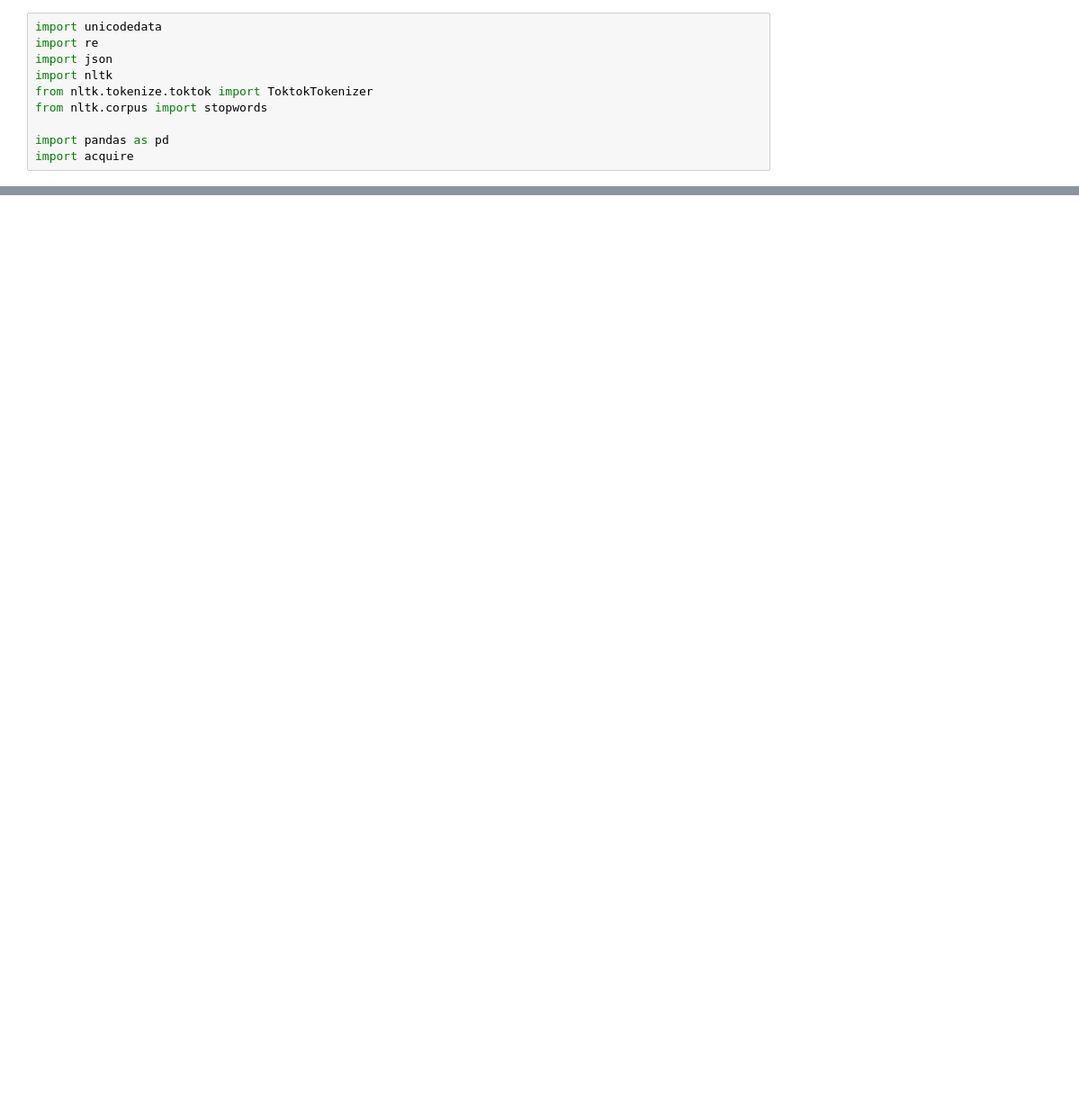
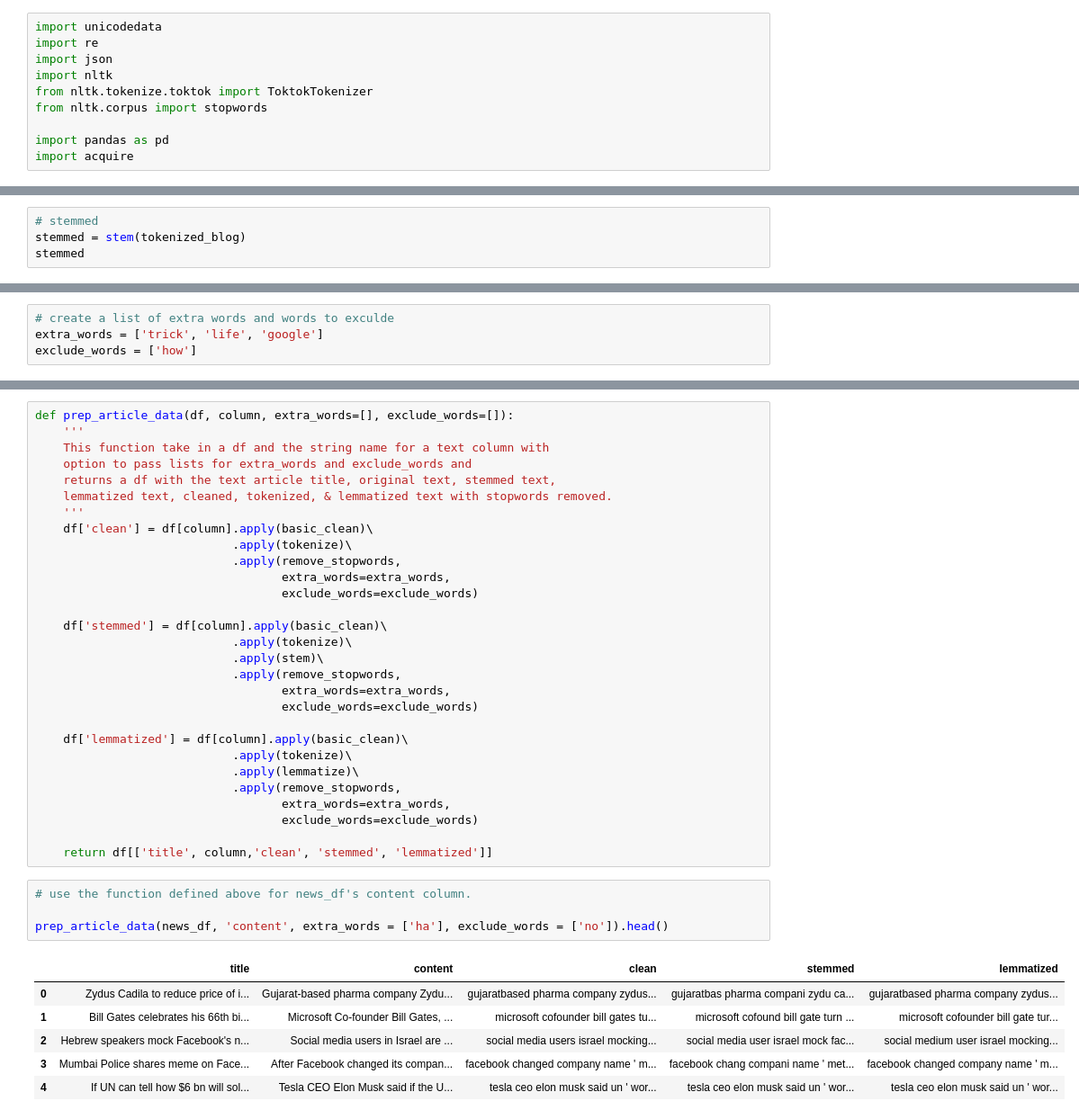
Before and after one commit to randyfrench/natural-language-processing-exercises, a Jupyter notebook: nlp_data_preparation_exercises.ipynb, the cells around one changed output, grey strips where cells are left out. Shown: that part at 90% size. Saved outputs shown, nothing was run; the diff lists cells and outputs as text; blank space fills up the shorter version.

```diff
--- a/nlp_data_preparation_exercises.ipynb
+++ b/nlp_data_preparation_exercises.ipynb
@@ -32,0 +119,4 @@ df
+# %%
+# stemmed
+stemmed = stem(tokenized_blog)
+stemmed
@@ -32,0 +198,4 @@ df
+# %%
+# create a list of extra words and words to exculde
+extra_words = ['trick', 'life', 'google']
+exclude_words = ['how']
@@ -32,0 +257,40 @@ df
+# %%
+def prep_article_data(df, column, extra_words=[], exclude_words=[]):
+    '''
+    This function take in a df and the string name for a text column with
+    option to pass lists for extra_words and exclude_words and
+    returns a df with the text article title, original text, stemmed text,
+    lemmatized text, cleaned, tokenized, & lemmatized text with stopwords removed.
+    '''
+    df['clean'] = df[column].apply(basic_clean)\
+                            .apply(tokenize)\
+                            .apply(remove_stopwords,
+                                   extra_words=extra_words,
+                                   exclude_words=exclude_words)
+
+    df['stemmed'] = df[column].apply(basic_clean)\
+                            .apply(tokenize)\
+                            .apply(stem)\
+                            .apply(remove_stopwords,
+                                   extra_words=extra_words,
+                                   exclude_words=exclude_words)
+
+    df['lemmatized'] = df[column].apply(basic_clean)\
+                            .apply(tokenize)\
+                            .apply(lemmatize)\
+                            .apply(remove_stopwords,
+                                   extra_words=extra_words,
+                                   exclude_words=exclude_words)
+
+    return df[['title', column,'clean', 'stemmed', 'lemmatized']]
+# %%
+# use the function defined above for news_df's content column.
+
+prep_article_data(news_df, 'content', extra_words = ['ha'], exclude_words = ['no']).head()
+# %% [output]
+|  | title | content | clean | stemmed | lemmatized |
+| 0 | Zydus Cadila to reduce price of i... | Gujarat-based pharma company Zydu... | gujaratbased pharma company zydus... | gujaratbas pharma compani zydu ca... | gujaratbased pharma company zydus... |
+| 1 | Bill Gates celebrates his 66th bi... | Microsoft Co-founder Bill Gates, ... | microsoft cofounder bill gates tu... | microsoft cofound bill gate turn ... | microsoft cofounder bill gate tur... |
+| 2 | Hebrew speakers mock Facebook's n... | Social media users in Israel are ... | social media users israel mocking... | social media user israel mock fac... | social medium user israel mocking... |
+| 3 | Mumbai Police shares meme on Face... | After Facebook changed its compan... | facebook changed company name ' m... | facebook chang compani name ' met... | facebook changed company name ' m... |
+| 4 | If UN can tell how $6 bn will sol... | Tesla CEO Elon Musk said if the U... | tesla ceo elon musk said un ' wor... | tesla ceo elon musk said un ' wor... | tesla ceo elon musk said un ' wor... |
```
Also changed, not shown: parts of 32 cells of this notebook, 5 other files.
